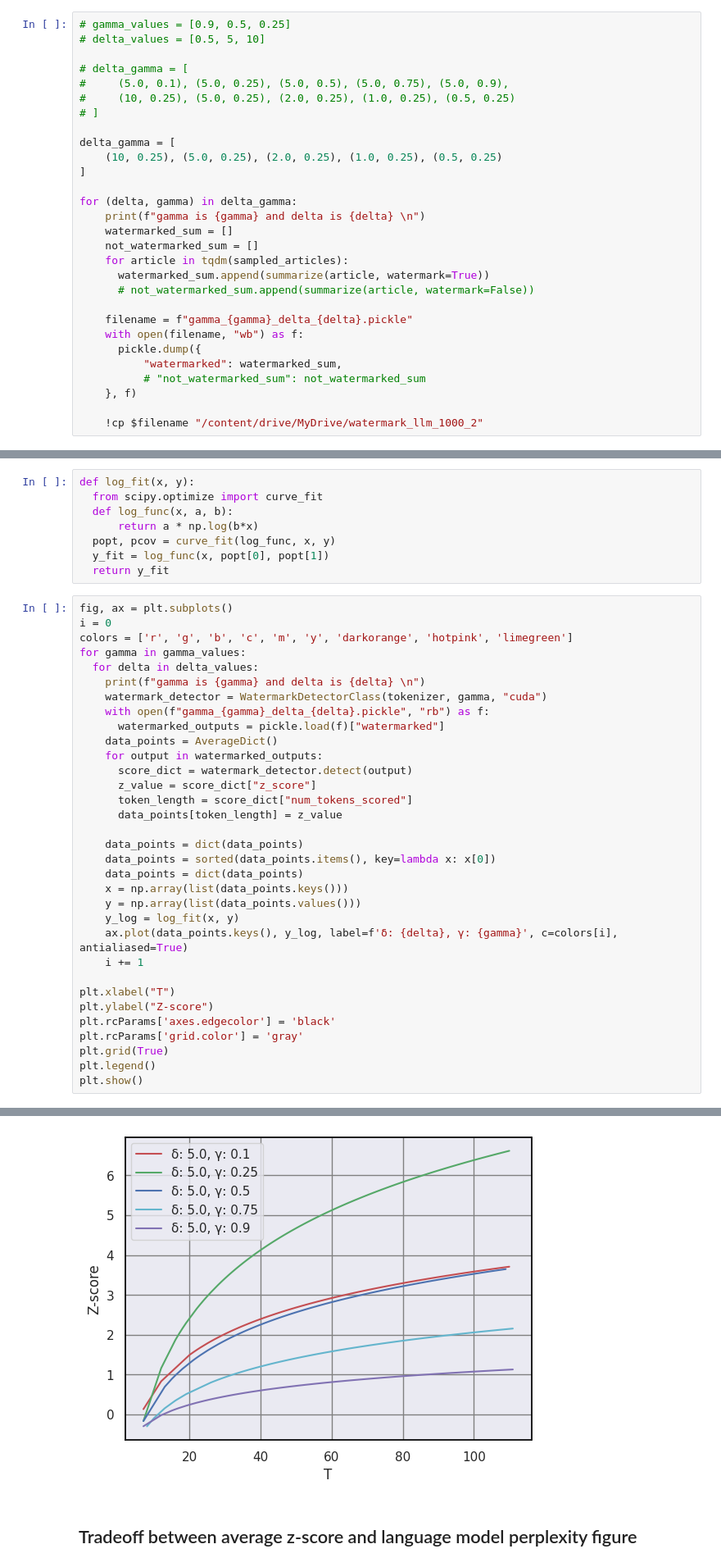
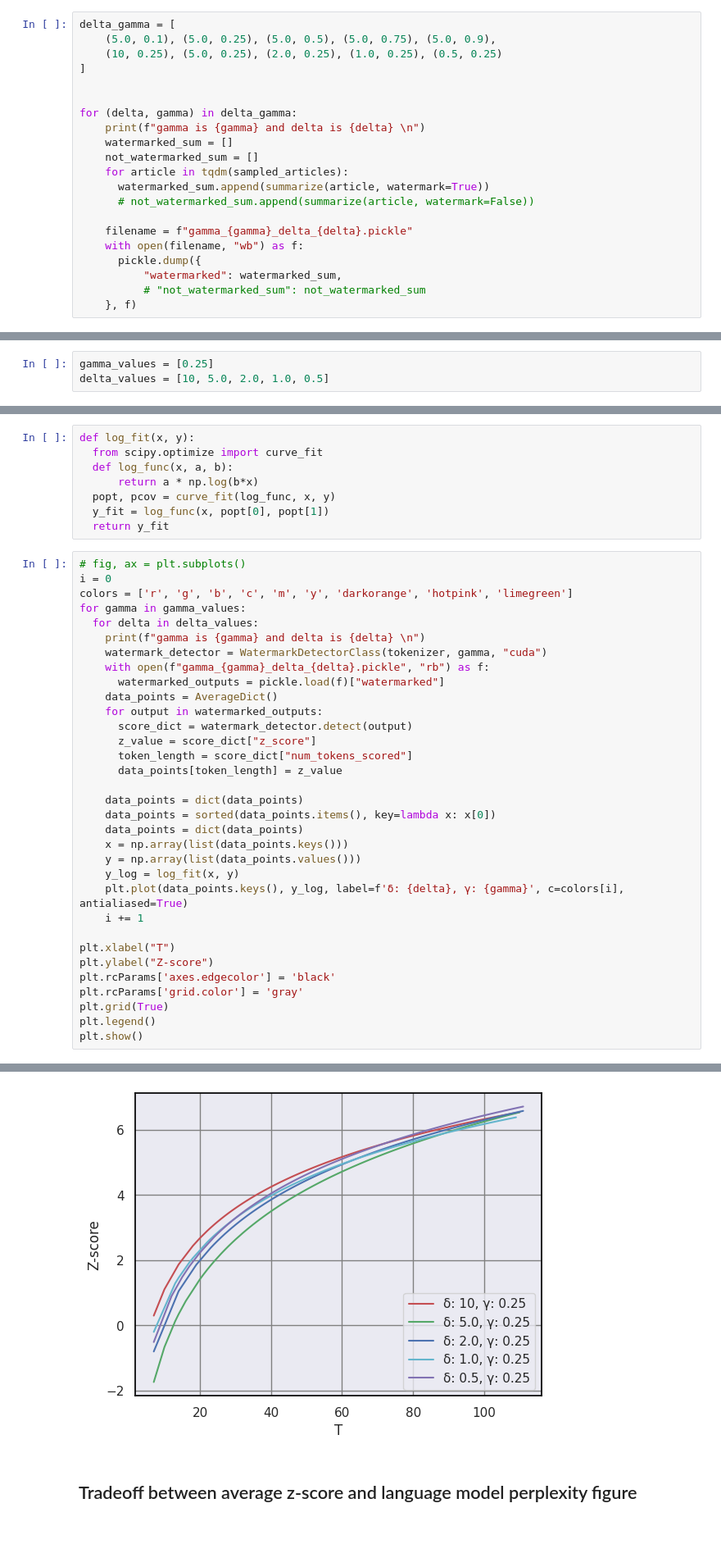
Before and after one commit to pouya-parsa/watermark_language_models, a Jupyter notebook: watermark_for_LLM.ipynb, the cells around one changed output, grey strips where cells are left out. Shown: that part at 82% size. Saved outputs shown, nothing was run; the diff lists cells and outputs as text; blank space fills up the shorter version.

```diff
--- a/watermark_for_LLM.ipynb
+++ b/watermark_for_LLM.ipynb
@@ -114,15 +114,9 @@ You are using the legacy behaviour of the <class 'transformers.models.t5.tokeniz
 # %%
-# gamma_values = [0.9, 0.5, 0.25]
-# delta_values = [0.5, 5, 10]
-
-# delta_gamma = [
-#     (5.0, 0.1), (5.0, 0.25), (5.0, 0.5), (5.0, 0.75), (5.0, 0.9),
-#     (10, 0.25), (5.0, 0.25), (2.0, 0.25), (1.0, 0.25), (0.5, 0.25)
-# ]
-
 delta_gamma = [
+    (5.0, 0.1), (5.0, 0.25), (5.0, 0.5), (5.0, 0.75), (5.0, 0.9),
     (10, 0.25), (5.0, 0.25), (2.0, 0.25), (1.0, 0.25), (0.5, 0.25)
 ]
+
 
 for (delta, gamma) in delta_gamma:
     print(f"gamma is {gamma} and delta is {delta} \n")
@@ -138,6 +132,4 @@ for (delta, gamma) in delta_gamma:
           "watermarked": watermarked_sum,
           # "not_watermarked_sum": not_watermarked_sum
     }, f)
-
-    !cp $filename "/content/drive/MyDrive/watermark_llm_1000_2"
 # %% [output]
@@ -168,3 +147,6 @@ delta_values = [5.0]
+# %%
+gamma_values = [0.25]
+delta_values = [10, 5.0, 2.0, 1.0, 0.5]
 # %%
 from collections import defaultdict
 
@@ -189,7 +171,7 @@ def log_fit(x, y):
   y_fit = log_func(x, popt[0], popt[1])
   return y_fit
 # %%
-fig, ax = plt.subplots()
+# fig, ax = plt.subplots()
 i = 0
 colors = ['r', 'g', 'b', 'c', 'm', 'y', 'darkorange', 'hotpink', 'limegreen']
 for gamma in gamma_values:
@@ -211,7 +193,7 @@ for gamma in gamma_values:
     x = np.array(list(data_points.keys()))
     y = np.array(list(data_points.values()))
     y_log = log_fit(x, y)
-    ax.plot(data_points.keys(), y_log, label=f'δ: {delta}, γ: {gamma}', c=colors[i], antialiased=True)
+    plt.plot(data_points.keys(), y_log, label=f'δ: {delta}, γ: {gamma}', c=colors[i], antialiased=True)
     i += 1
 
 plt.xlabel("T")
@@ -233,4 +215,4 @@ gamma is 0.9 and delta is 5.0
-[figure, old version]
+[figure, new version]
 # %% [markdown]
 ## Tradeoff between average z-score and language model perplexity figure
 # %%
```
Also changed, not shown: parts of 13 cells of this notebook.
